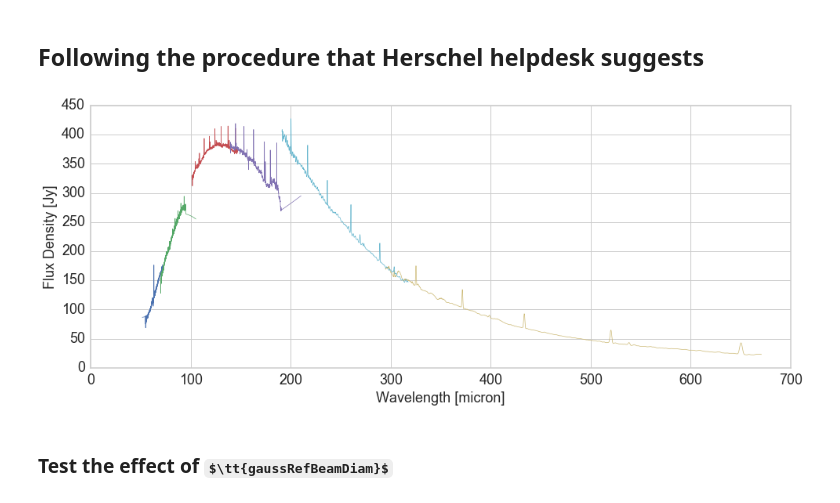
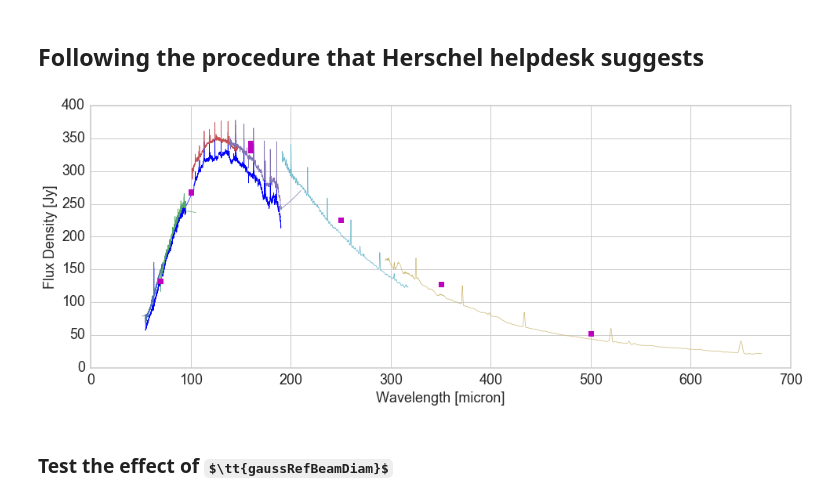
Before and after one commit to yaolun/sa, a Jupyter notebook: HIPE_calibration_testing.ipynb, the cells around one changed output. Saved outputs shown, nothing was run; the diff lists cells and outputs as text; code cells hidden in the pictures; some formulas as TeX source.

```diff
--- a/HIPE_calibration_testing.ipynb
+++ b/HIPE_calibration_testing.ipynb
@@ -2,6 +2,8 @@
 %matplotlib inline
 # %% [markdown]
 ## Following the procedure that Herschel helpdesk suggests
+# %%
+name = 'tophat18'
 # %%
 # for bhr71 calibration
 import numpy as np
@@ -10,11 +12,11 @@ import matplotlib.pyplot as plt
 import seaborn as sns
 
 irs = ascii.read('/Users/yaolun/bhr71/data/bhr71_spitzer_irs.txt',data_start=2, names=['Wavelength','Flux','Uncertainty'])
-pacs_b1 = ascii.read('/Users/yaolun/bhr71/calibration_testing/corrected_spec_b1_gaussian24.txt', data_start=4)
-pacs_b2 = ascii.read('/Users/yaolun/bhr71/calibration_testing/corrected_spec_b2_gaussian24.txt', data_start=4)
-pacs_r1 = ascii.read('/Users/yaolun/bhr71/calibration_testing/corrected_spec_r1_gaussian24.txt', data_start=4)
-pacs_r2 = ascii.read('/Users/yaolun/bhr71/calibration_testing/corrected_spec_r2_gaussian24.txt', data_start=4)
-spire = ascii.read('/Users/yaolun/bhr71/calibration_testing/spire_sect_100_gaussian24.txt', data_start=4)
+pacs_b1 = ascii.read('/Users/yaolun/bhr71/calibration_testing/corrected_spec_b1_'+name+'.txt', data_start=4)
+pacs_b2 = ascii.read('/Users/yaolun/bhr71/calibration_testing/corrected_spec_b2_'+name+'.txt', data_start=4)
+pacs_r1 = ascii.read('/Users/yaolun/bhr71/calibration_testing/corrected_spec_r1_'+name+'.txt', data_start=4)
+pacs_r2 = ascii.read('/Users/yaolun/bhr71/calibration_testing/corrected_spec_r2_'+name+'.txt', data_start=4)
+spire = ascii.read('/Users/yaolun/bhr71/calibration_testing/spire_sect_100_'+name+'.txt', data_start=4)
 
 # PACS data from CDF archive
 pacs_cdf = ascii.read('/Users/yaolun/data/CDF_archive/BHR71/pacs/data/BHR71_centralSpaxel_PointSourceCorrected_CorrectedYES_trim.txt')
@@ -26,41 +28,42 @@ ax = fig.add_subplot(111)
 sns.set_style("whitegrid")
 # sns.choose_cubehelix_palette()
 # PACS CDF
-# ax.plot(pacs_cdf['Wavelength(um)'], pacs_cdf['Flux_Density(Jy)'], color='b', linewidth=0.7)
+ax.plot(pacs_cdf['Wavelength(um)'], pacs_cdf['Flux_Density(Jy)'], color='b', linewidth=0.7)
 
 # ax.plot(irs['Wavelength'], irs['Flux'], linewidth=0.7)
 ax.plot(pacs_b1['wave_0'], pacs_b1['flux_0'], linewidth=0.7)
 ax.plot(pacs_b2['wave_0'], pacs_b2['flux_0'], linewidth=0.7)
 ax.plot(pacs_r1['wave_0'], pacs_r1['flux_0'], linewidth=0.7)
 ax.plot(pacs_r2['wave_0'], pacs_r2['flux_0'], linewidth=0.7)
 ax.plot(spire['wave_segm1_0'], spire['flux_segm1_0'], linewidth=0.7)
 ax.plot(spire['wave_segm2_0'], spire['flux_segm2_0'], linewidth=0.7)
 
 # ax.plot(pacs_5x5['Wavelength'], pacs_5x5['Flux'], linewidth=0.7)
 
 # put in photometry
-# ax.plot([70,70,100,100,
-#          160,160,160,160,250,350,500],
-#         [132.62,132.91,267.24,268.87,338.41,331.69,341.70,342.69,225.14,127.13,52.92], marker='s', color='grey')
+ax.plot([70,70,100,100,
+         160,160,160,160,250,350,500],
+        [132.62,132.91,267.24,268.87,338.41,331.69,341.70,342.69,225.14,127.13,52.92],
+        marker='s', color='m', linestyle='None')
 
 # photometry measured within a 100" radius aperture
 # [132.62,132.91,267.24,268.87,338.41,331.69,341.70,342.69,225.14,127.13,52.92]
 
 # photometry measured within 53" diameter aperture
 # [128.19,127.44,251.75,253.00,284.50,283.62,284.50,287.23,174.43,88.61,30.60]
 
 # ax.set_yscale('log')
 [ax.spines[axis].set_linewidth(1.5) for axis in ['top','bottom','left','right']]
 ax.minorticks_on()
 ax.tick_params('both',labelsize=18)
 ax.set_xlabel('Wavelength [micron]', fontsize=18)
 ax.set_ylabel('Flux Density [Jy]', fontsize=18)
 # ax.set_ylim([-10, 550])
 
-fig.savefig('/Users/yaolun/bhr71/calibration_testing/semi-extended_correction_53wphot_defaultpacs.pdf',
+fig.savefig('/Users/yaolun/bhr71/calibration_testing/semi-extended_correction_'+name+'.pdf',
             format='pdf', dpi=300, bbox_inches='tight')
 # %% [output]
-[figure, old version]
+[figure, new version]
 # %% [markdown]
 ### Test the effect of $\tt{gaussRefBeamDiam}$
 # %%
```
Also changed, not shown: 1 other file.
